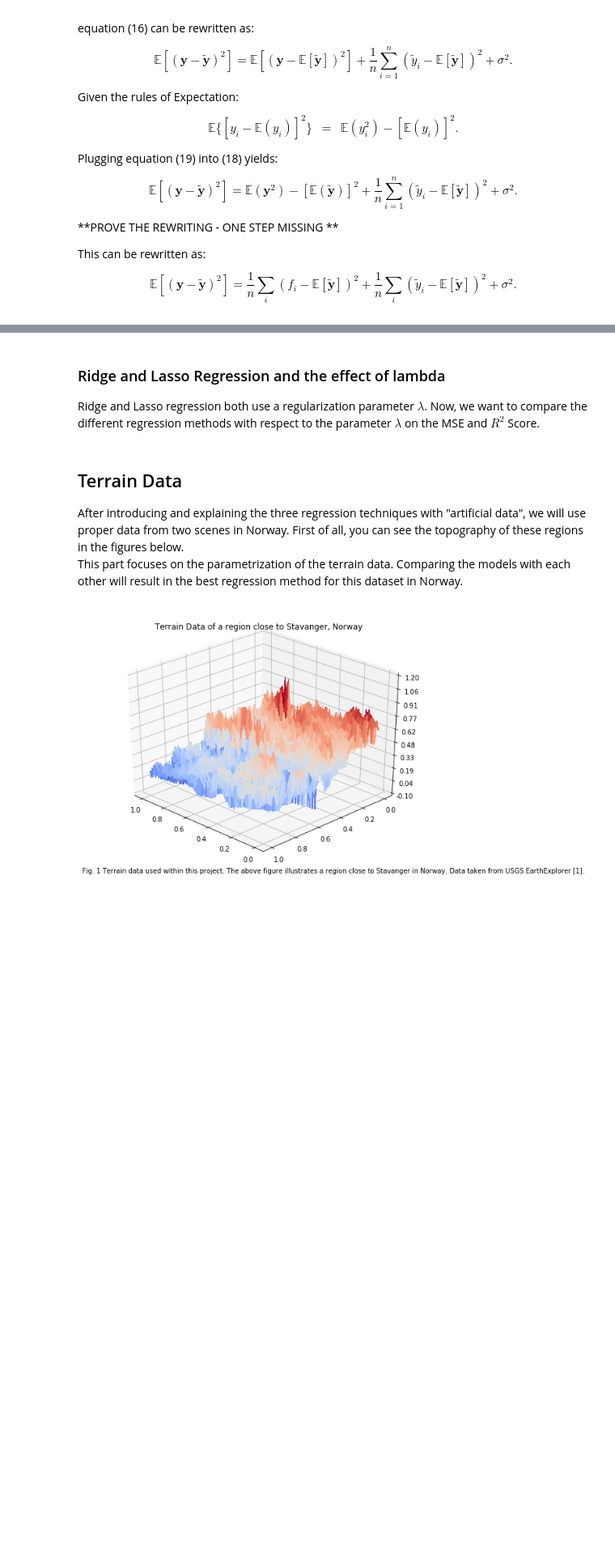
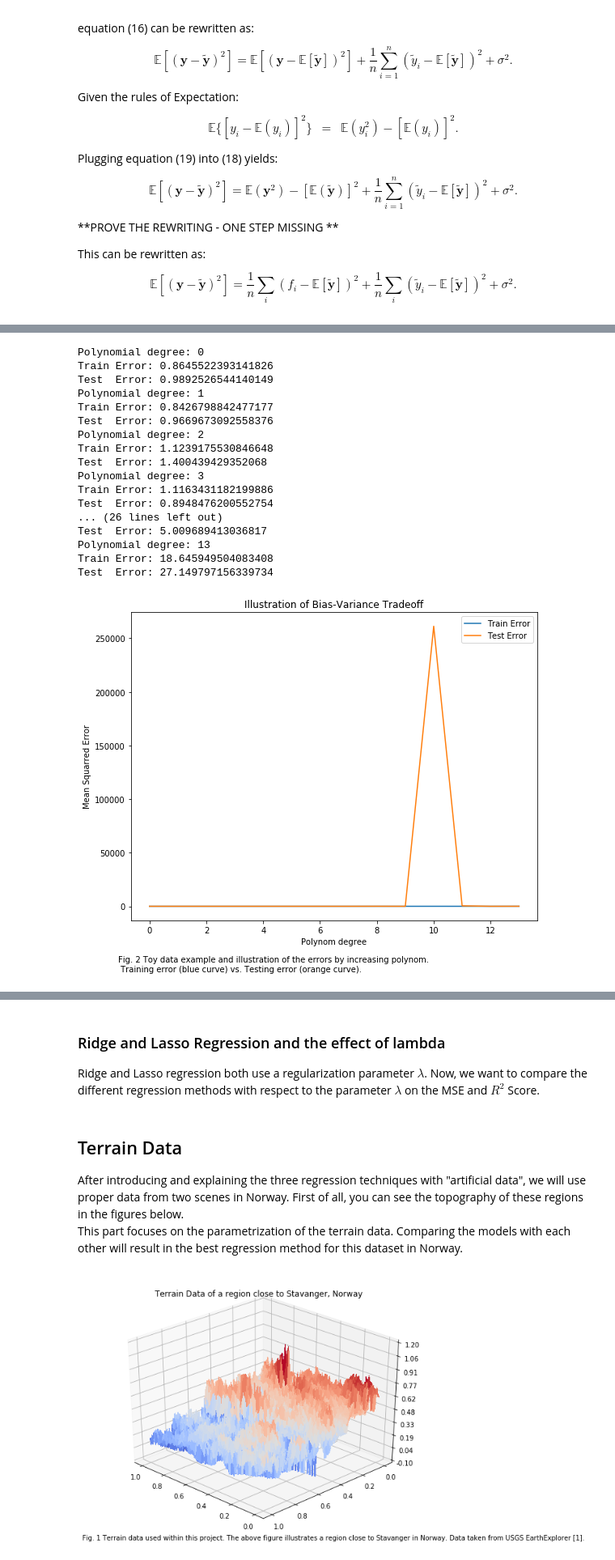
Before and after one commit to lenlehm/Credit_Card_Analysis, a Jupyter notebook: RegressionAnalysisAndResampling.ipynb, the cells around one changed output, grey strips where cells are left out. Shown at 81% size. Saved outputs shown, nothing was run; the diff lists cells and outputs as text; code cells hidden in the pictures; blank space fills up the shorter version.

```diff
--- a/RegressionAnalysisAndResampling.ipynb
+++ b/RegressionAnalysisAndResampling.ipynb
@@ -525,0 +532,73 @@ MemoryError:
+# %%
+# Let's further analyze the bias variance tradeoff by plotting the train vs test accuracy over model complexity
+n = 50
+maxdegree = 14 # doing some random shit from 15 onwards
+
+bias_test     = np.zeros(maxdegree)
+variance_test = np.zeros(maxdegree)
+test_error    = np.zeros(maxdegree)
+
+poly_degree = np.zeros(maxdegree)
+
+bias_train     = np.zeros(maxdegree)
+variance_train = np.zeros(maxdegree)
+train_error    = np.zeros(maxdegree)
+
+for degree in range(maxdegree):
+    # set up OLS and fit on training data
+    bias_var = lehmannsch_enchantment(function=FrankeFunction, n=n, degree=degree, testing_size=0.2)
+    bias_var.Lehmann_OLS_fit(bias_var.X_train, bias_var.y_train, split=True, noise=True)
+
+    # get the design Matrices for test and train data
+    testing_designX  = CreateDesignMatrix_X(bias_var.X_test, bias_var.y_test, degree)
+    train_designX = bias_var.designMatrix
+
+    # Get Test Error first
+    bias_var.Lehmann_Predictions('OLS', testing_designX, split=True)
+    test_error[degree] = np.mean( np.mean((bias_var.y_test.ravel() - bias_var.lehmann_prediction)**2, axis=1, keepdims=True) )
+    variance_test[degree] = np.mean( np.var(bias_var.lehmann_prediction, axis=1, keepdims=True) )
+    bias_test[degree] = np.mean( (bias_var.y_test.ravel() - np.mean(bias_var.lehmann_prediction, axis=1, keepdims=True))**2 )
+
+    # Now let'd get train error
+    bias_var.Lehmann_Predictions('OLS', train_designX, split=True)
+    train_error[degree] = np.mean( np.mean((bias_var.y_train.ravel() - bias_var.lehmann_prediction)**2, axis=1, keepdims=True) )
+    variance_train[degree] = np.mean( np.var(bias_var.lehmann_prediction, axis=1, keepdims=True) )
+    bias_train[degree] = np.mean( (bias_var.y_train.ravel() - np.mean(bias_var.lehmann_prediction, axis=1, keepdims=True))**2 )
+
+    poly_degree[degree] = degree
+
+    print('Polynomial degree:', degree)
+    print('Train Error: {}\nTest  Error: {}'.format(train_error[degree], test_error[degree]))
+
+txt = 'Fig. 2 Toy data example and illustration of the errors by increasing polynom. \n Training error (blue curve) vs. Testing error (orange curve).'
+
+fig = plt.figure(figsize=(9,7))
+plt.plot(poly_degree, train_error, label='Train Error')
+plt.plot(poly_degree, test_error, label='Test Error')
+plt.ylabel("Mean Squarred Error")
+plt.xlabel("Polynom degree")
+plt.legend(loc="upper left")
+plt.title("Illustration of Bias-Variance Tradeoff")
+plt.savefig(plot_dir + '\\bias_variance_tradeoff.png', transparent=True, bbox_inches='tight')
+fig.text(0.1, 0, txt)
+plt.legend()
+plt.show()
+# %% [output]
+Polynomial degree: 0
+Train Error: 0.8645522393141826
+Test  Error: 0.9892526544140149
+Polynomial degree: 1
+Train Error: 0.8426798842477177
+Test  Error: 0.9669673092558376
+Polynomial degree: 2
+Train Error: 1.1239175530846648
+Test  Error: 1.400439429352068
+Polynomial degree: 3
+Train Error: 1.1163431182199886
+Test  Error: 0.8948476200552754
+... (26 lines left out)
+Test  Error: 5.009689413036817
+Polynomial degree: 13
+Train Error: 18.645949504083408
+Test  Error: 27.149797156339734
+[figure, added]
```
Also changed, not shown: parts of 7 cells of this notebook, 2 other files.
